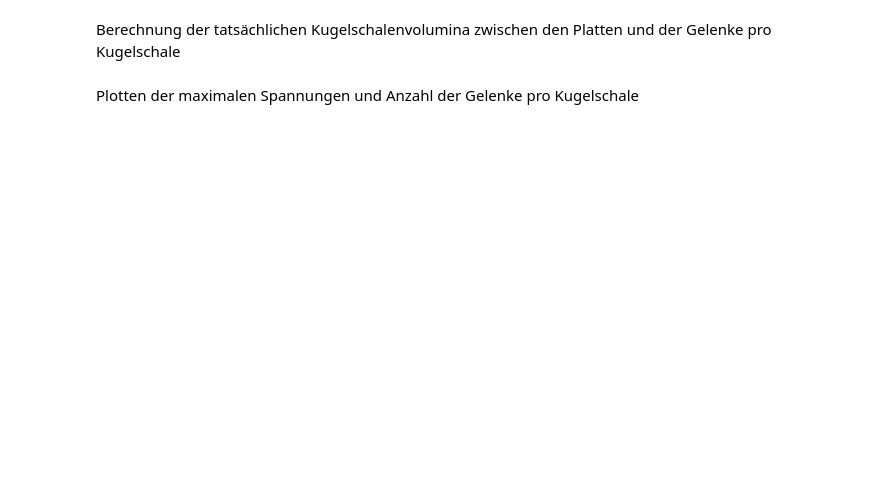
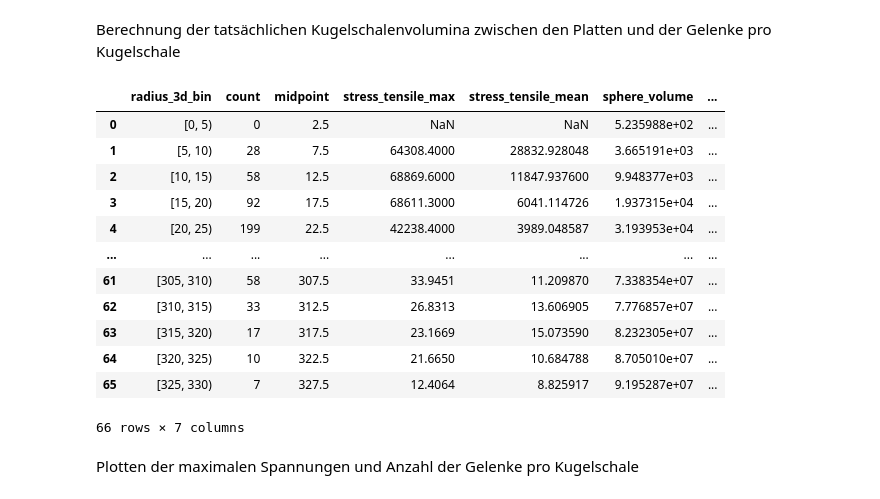
Before and after one commit to borkolli/pellet_spannung, a Jupyter notebook: spannungen_pellet.ipynb, the cells around one changed output. Cells and saved outputs as stored; diff of their text form; code cells hidden in the pictures; blank space fills up the shorter version.

```diff
--- a/spannungen_pellet.ipynb
+++ b/spannungen_pellet.ipynb
@@ -498,35 +500,48 @@ Berechnung der tatsächlichen Kugelschalenvolumina zwischen den Platten und der
 # %%
 import math
 z_mean = df.pos_z.mean()
 z_plate_min = 0
 z_plate_max = 180
-
-# vo
 
 
 def sphere_volume(interval):
     R = interval.right # outer radius
     r = interval.left # inner radius
     volume = 4/3 * math.pi * (R**3 - r**3) # calculate colume of sphere shell
     h1 = z_mean + R - z_plate_max # positive if outer radius higher than plate
 
     if h1 > 0: # cut shell segment that is higher than plate
         i1 =  z_mean + r - z_plate_max
         if i1 < 0:
             i1=0
         volume -= math.pi/3 * (h1 * (3*R - h1) - i1**2 * (3*r - i1))
         # V = π/3 * [ h² * (3R-h) - i² * (3r-i) ]
         # https://rechneronline.de/pi/kugelschalensegment.php
     h2 = -z_mean + R + z_plate_min
     if h2 > 0: # cut shell segment that is lower than plate
         i2 = -z_mean + r + z_plate_min
         if i2 < 0:
             i2=0
         volume -= math.pi/3 * (h2 * (3*R - h2) - i2**2 * (3*r - i2))
     return volume
 
 df_by_bin['sphere_volume'] = df_by_bin['radius_3d_bin'].apply(sphere_volume).astype(float)
-df_by_bin['cout_per_volume'] = df_by_bin['count'] / df_by_bin['sphere_volume']
+df_by_bin['count_per_volume'] = df_by_bin['count'] / df_by_bin['sphere_volume']
+df_by_bin
+# %% [output]
+|  | radius_3d_bin | count | midpoint | stress_tensile_max | stress_tensile_mean | sphere_volume | ... |
+| 0 | [0, 5) | 0 | 2.5 | NaN | NaN | 5.235988e+02 | ... |
+| 1 | [5, 10) | 28 | 7.5 | 64308.4000 | 28832.928048 | 3.665191e+03 | ... |
+| 2 | [10, 15) | 58 | 12.5 | 68869.6000 | 11847.937600 | 9.948377e+03 | ... |
+| 3 | [15, 20) | 92 | 17.5 | 68611.3000 | 6041.114726 | 1.937315e+04 | ... |
+| 4 | [20, 25) | 199 | 22.5 | 42238.4000 | 3989.048587 | 3.193953e+04 | ... |
+| ... | ... | ... | ... | ... | ... | ... | ... |
+| 61 | [305, 310) | 58 | 307.5 | 33.9451 | 11.209870 | 7.338354e+07 | ... |
+| 62 | [310, 315) | 33 | 312.5 | 26.8313 | 13.606905 | 7.776857e+07 | ... |
+| 63 | [315, 320) | 17 | 317.5 | 23.1669 | 15.073590 | 8.232305e+07 | ... |
+| 64 | [320, 325) | 10 | 322.5 | 21.6650 | 10.684788 | 8.705010e+07 | ... |
+| 65 | [325, 330) | 7 | 327.5 | 12.4064 | 8.825917 | 9.195287e+07 | ... |
+66 rows × 7 columns
 # %% [markdown]
 Plotten der maximalen Spannungen und Anzahl der Gelenke pro Kugelschale
 # %%
```
Also changed, not shown: parts of 7 cells of this notebook, 1 other file.
